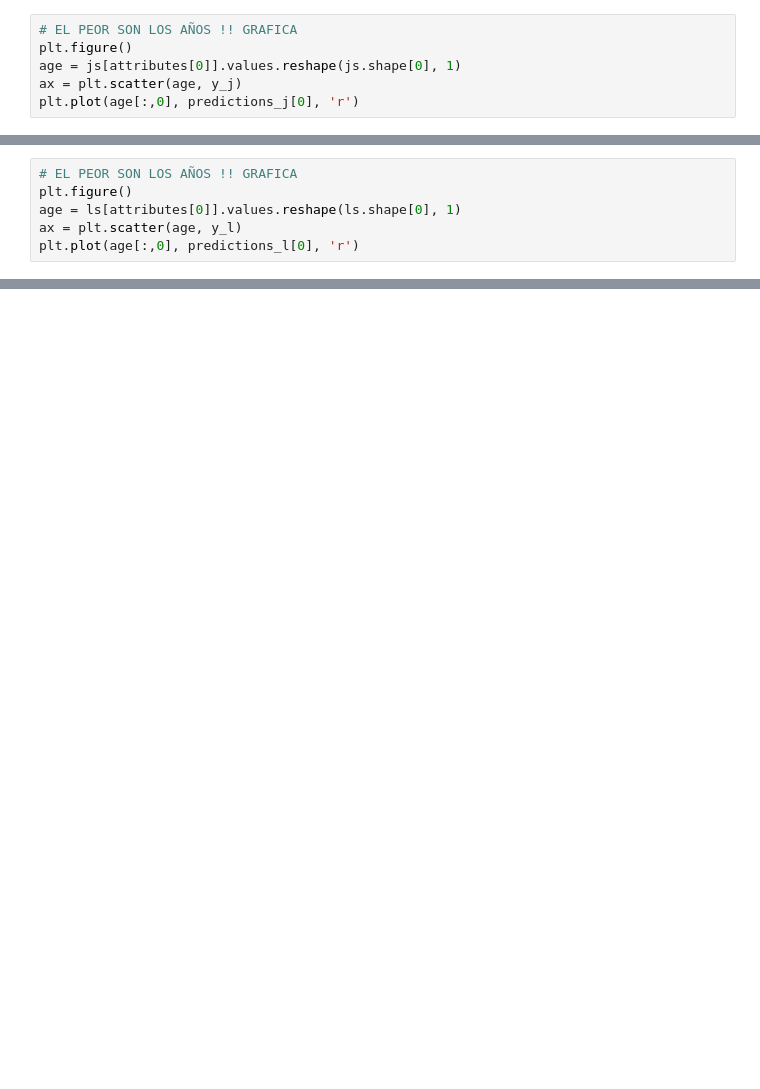
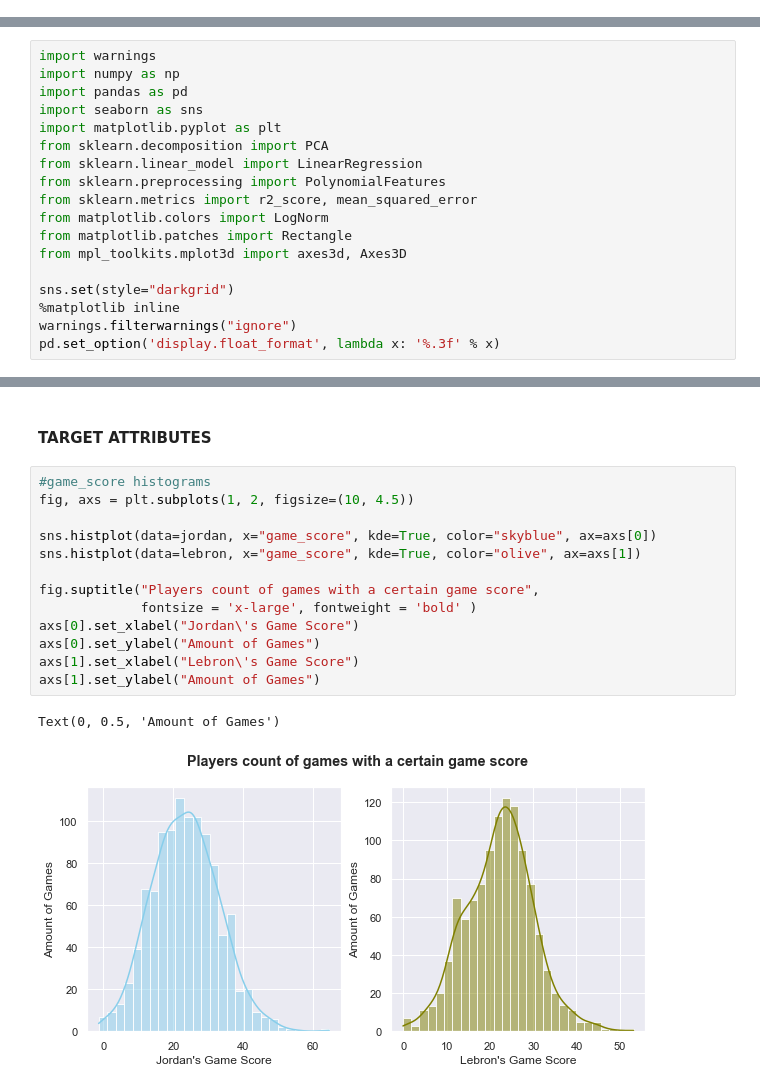
Before and after one commit to Marc-Con-C/Lebron-VS-Jordan, a Jupyter notebook: linear_regresions.ipynb, the cells around one changed output, grey strips where cells are left out. Saved outputs shown, nothing was run; the diff lists cells and outputs as text; blank space fills up the shorter version.

Commit message:
Updated regressions file

```diff
--- a/linear_regresions.ipynb
+++ b/linear_regresions.ipynb
@@ -402,6 +0,0 @@ plt.plot(pts[:, 0], predictions_j[19], 'r')
-# %%
-# EL PEOR SON LOS AÑOS !! GRAFICA
-plt.figure()
-age = js[attributes[0]].values.reshape(js.shape[0], 1)
-ax = plt.scatter(age, y_j)
-plt.plot(age[:,0], predictions_j[0], 'r')
@@ -445,6 +0,0 @@ plt.plot(pts[:, 0], predictions_l[19], 'r')
-# %%
-# EL PEOR SON LOS AÑOS !! GRAFICA
-plt.figure()
-age = ls[attributes[0]].values.reshape(ls.shape[0], 1)
-ax = plt.scatter(age, y_l)
-plt.plot(age[:,0], predictions_l[0], 'r')
@@ -513,0 +27,18 @@ print(features.head())
+# %%
+import warnings
+import numpy as np
+import pandas as pd
+import seaborn as sns
+import matplotlib.pyplot as plt
+from sklearn.decomposition import PCA
+from sklearn.linear_model import LinearRegression
+from sklearn.preprocessing import PolynomialFeatures
+from sklearn.metrics import r2_score, mean_squared_error
+from matplotlib.colors import LogNorm
+from matplotlib.patches import Rectangle
+from mpl_toolkits.mplot3d import axes3d, Axes3D
+
+sns.set(style="darkgrid")
+%matplotlib inline
+warnings.filterwarnings("ignore")
+pd.set_option('display.float_format', lambda x: '%.3f' % x)
@@ -513,0 +174,18 @@ print(features.head())
+# %% [markdown]
+#### TARGET ATTRIBUTES
+# %%
+#game_score histograms
+fig, axs = plt.subplots(1, 2, figsize=(10, 4.5))
+
+sns.histplot(data=jordan, x="game_score", kde=True, color="skyblue", ax=axs[0])
+sns.histplot(data=lebron, x="game_score", kde=True, color="olive", ax=axs[1])
+
+fig.suptitle("Players count of games with a certain game score",
+             fontsize = 'x-large', fontweight = 'bold' )
+axs[0].set_xlabel("Jordan\'s Game Score")
+axs[0].set_ylabel("Amount of Games")
+axs[1].set_xlabel("Lebron\'s Game Score")
+axs[1].set_ylabel("Amount of Games")
+# %% [output]
+Text(0, 0.5, 'Amount of Games')
+[figure, added]
```
Also changed, not shown: parts of 113 cells of this notebook.
